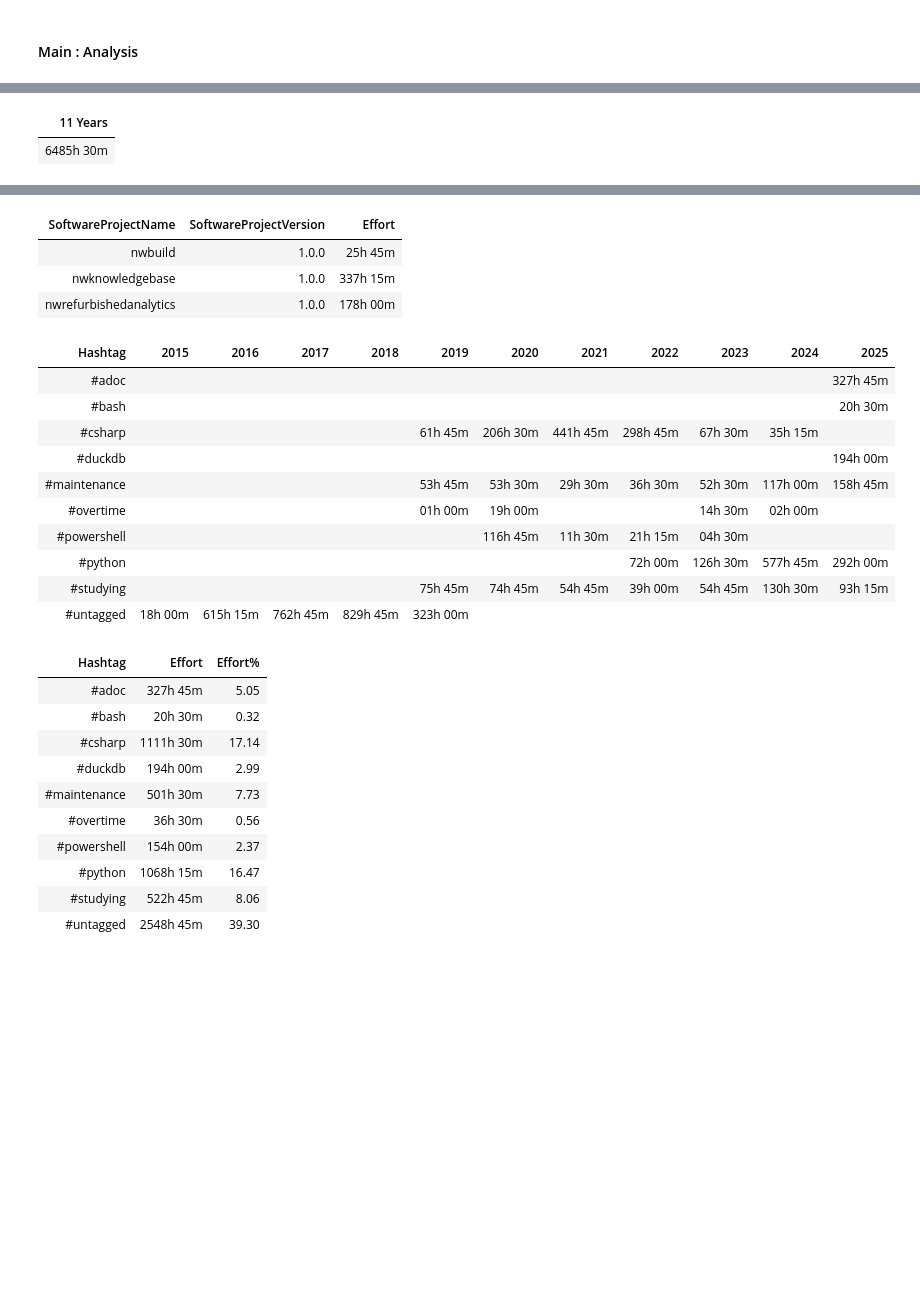
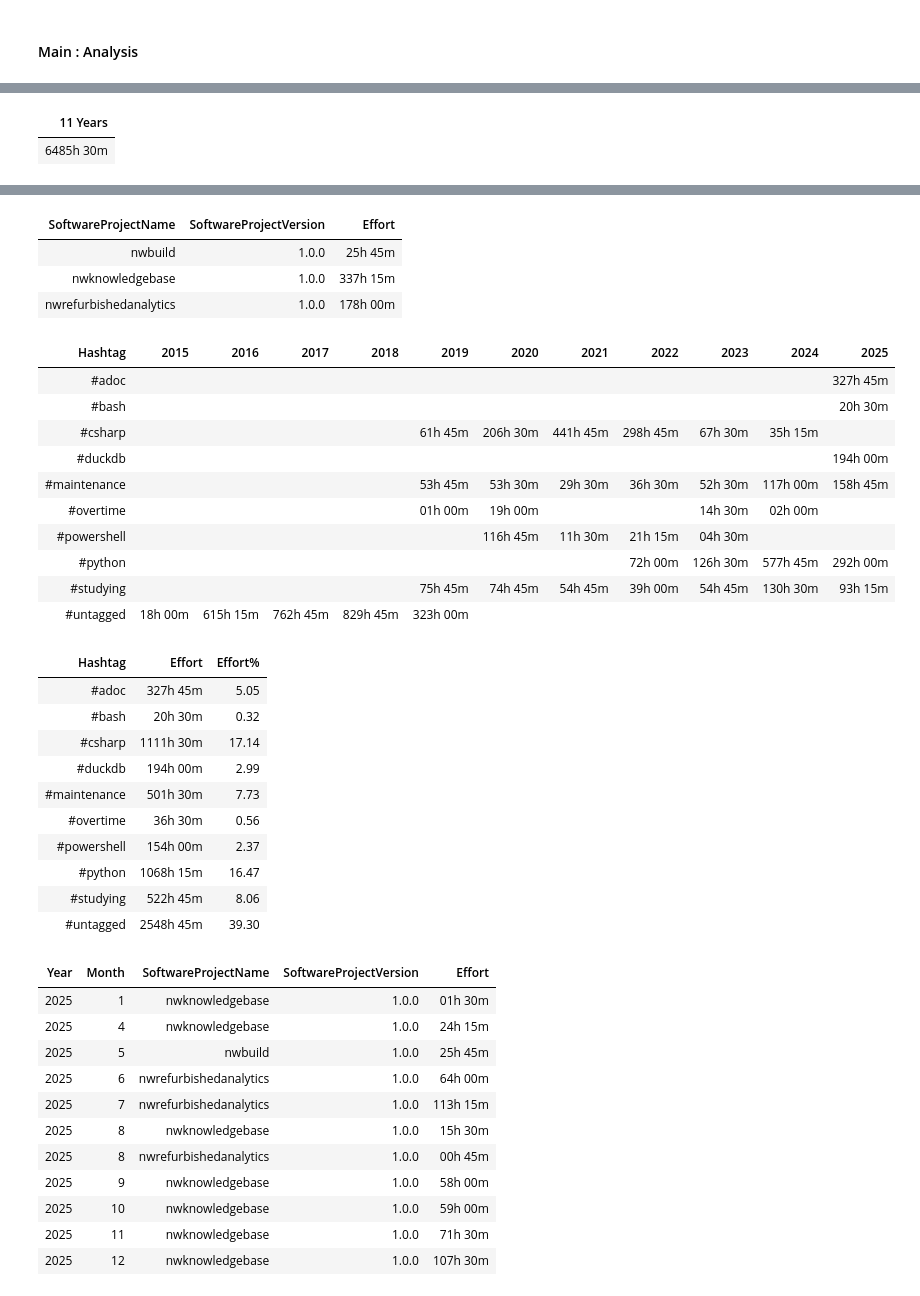
Before and after one commit to numbworks/nwtimetracking, a Jupyter notebook: src/nwtimetracking.ipynb, the cells around one changed output, grey strips where cells are left out. Drawn from its saved outputs; the diff is of its cells as text; code cells hidden in the pictures; blank space fills up the shorter version.

Commit message:
#56 [HEAVY RE-STRUCTURING] Expanded and re-enabled: create_tts_by_year_month_spnv_df().

```diff
--- a/src/nwtimetracking.ipynb
+++ b/src/nwtimetracking.ipynb
@@ -26,6 +26,7 @@ setting_bag : SettingBag = SettingBag(
     options_tts_by_spv = [OPTION.display],
     options_tts_by_hashtag_year = [OPTION.display],
     options_tts_by_hashtag = [OPTION.display],
+    options_tts_by_year_month_spnv = [OPTION.display],
     excel_nrows = 1804
 )
 # %% [markdown]
@@ -41,6 +42,7 @@ tt_processor.process_tts_by_spn()
 tt_processor.process_tts_by_spv()
 tt_processor.process_tts_by_hashtag_year()
 tt_processor.process_tts_by_hashtag()
+tt_processor.process_tts_by_year_month_spnv()
 # %% [output]
 | Date | StartTime | EndTime | Effort | Hashtag | Descriptor | IsSoftwareProject | IsReleaseDay | Year | Month |
 | 2025-12-21 | 18:45 | 20:45 | 2h 00m | #python | nwreadinglist v4.4.0 | True | False | 2025 | 12 |
@@ -80,30 +82,42 @@ tt_processor.process_tts_by_hashtag()
 | NW.MarkdownTables | 20h 45m | #csharp |
 | NW.Shared.Files | 05h 30m | #csharp |
 | NW.Shared.Serialization | 04h 15m | #csharp |
 | NW.Shared.Validation | 02h 45m | #csharp |
 | SoftwareProjectName | SoftwareProjectVersion | Effort |
 | nwbuild | 1.0.0 | 25h 45m |
 | nwknowledgebase | 1.0.0 | 337h 15m |
 | nwrefurbishedanalytics | 1.0.0 | 178h 00m |
 | Hashtag | 2015 | 2016 | 2017 | 2018 | 2019 | 2020 | 2021 | 2022 | 2023 | 2024 | 2025 |
 | #adoc |  |  |  |  |  |  |  |  |  |  | 327h 45m |
 | #bash |  |  |  |  |  |  |  |  |  |  | 20h 30m |
 | #csharp |  |  |  |  | 61h 45m | 206h 30m | 441h 45m | 298h 45m | 67h 30m | 35h 15m |  |
 | #duckdb |  |  |  |  |  |  |  |  |  |  | 194h 00m |
 | #maintenance |  |  |  |  | 53h 45m | 53h 30m | 29h 30m | 36h 30m | 52h 30m | 117h 00m | 158h 45m |
 | #overtime |  |  |  |  | 01h 00m | 19h 00m |  |  | 14h 30m | 02h 00m |  |
 | #powershell |  |  |  |  |  | 116h 45m | 11h 30m | 21h 15m | 04h 30m |  |  |
 | #python |  |  |  |  |  |  |  | 72h 00m | 126h 30m | 577h 45m | 292h 00m |
 | #studying |  |  |  |  | 75h 45m | 74h 45m | 54h 45m | 39h 00m | 54h 45m | 130h 30m | 93h 15m |
 | #untagged | 18h 00m | 615h 15m | 762h 45m | 829h 45m | 323h 00m |  |  |  |  |  |  |
 | Hashtag | Effort | Effort% |
 | #adoc | 327h 45m | 5.05 |
 | #bash | 20h 30m | 0.32 |
 | #csharp | 1111h 30m | 17.14 |
 | #duckdb | 194h 00m | 2.99 |
 | #maintenance | 501h 30m | 7.73 |
 | #overtime | 36h 30m | 0.56 |
 | #powershell | 154h 00m | 2.37 |
 | #python | 1068h 15m | 16.47 |
 | #studying | 522h 45m | 8.06 |
 | #untagged | 2548h 45m | 39.30 |
+| Year | Month | SoftwareProjectName | SoftwareProjectVersion | Effort |
+| 2025 | 1 | nwknowledgebase | 1.0.0 | 01h 30m |
+| 2025 | 4 | nwknowledgebase | 1.0.0 | 24h 15m |
+| 2025 | 5 | nwbuild | 1.0.0 | 25h 45m |
+| 2025 | 6 | nwrefurbishedanalytics | 1.0.0 | 64h 00m |
+| 2025 | 7 | nwrefurbishedanalytics | 1.0.0 | 113h 15m |
+| 2025 | 8 | nwknowledgebase | 1.0.0 | 15h 30m |
+| 2025 | 8 | nwrefurbishedanalytics | 1.0.0 | 00h 45m |
+| 2025 | 9 | nwknowledgebase | 1.0.0 | 58h 00m |
+| 2025 | 10 | nwknowledgebase | 1.0.0 | 59h 00m |
+| 2025 | 11 | nwknowledgebase | 1.0.0 | 71h 30m |
+| 2025 | 12 | nwknowledgebase | 1.0.0 | 107h 30m |
```
Also changed, not shown: parts of 1 cell of this notebook, 2 other files.
